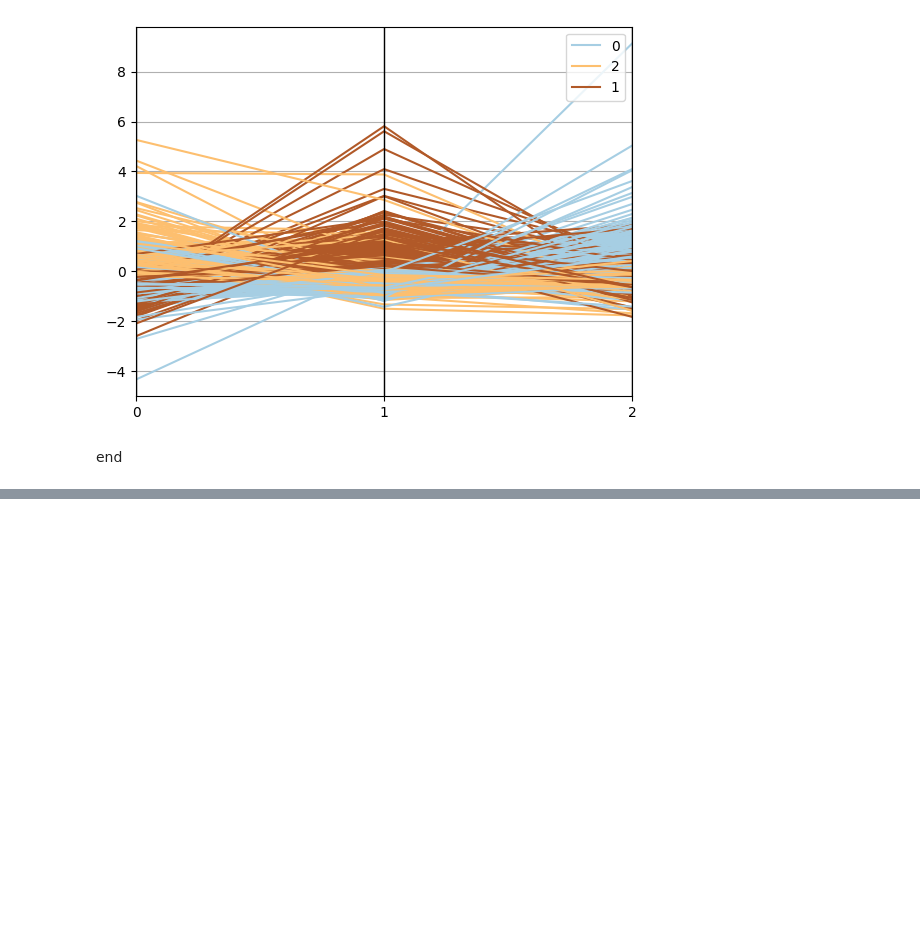
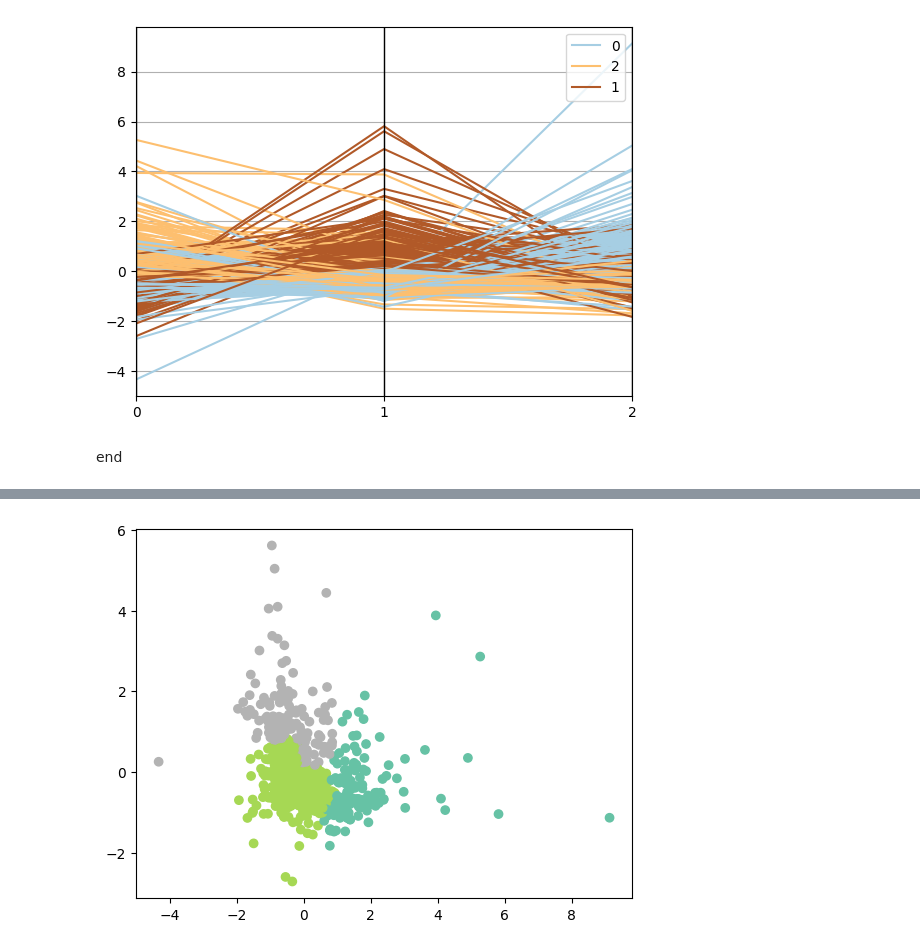
Before and after one commit to archimage-wiz/DS_PythonStat_Hw_ClassClust, a Jupyter notebook: Hw_ClassClust_T2.ipynb, the cells around one changed output, grey strips where cells are left out. Drawn from its saved outputs; the diff is of its cells as text; code cells hidden in the pictures; blank space fills up the shorter version.

```diff
--- a/Hw_ClassClust_T2.ipynb
+++ b/Hw_ClassClust_T2.ipynb
@@ -184,0 +212,5 @@ end
+# %%
+plt.scatter(X_scaled[:,0], X_scaled[:,1], c=clusters, cmap="Set2")
+plt.show()
+# %% [output]
+[figure, added]
```
Also changed, not shown: parts of 9 cells of this notebook, 2 other files.
